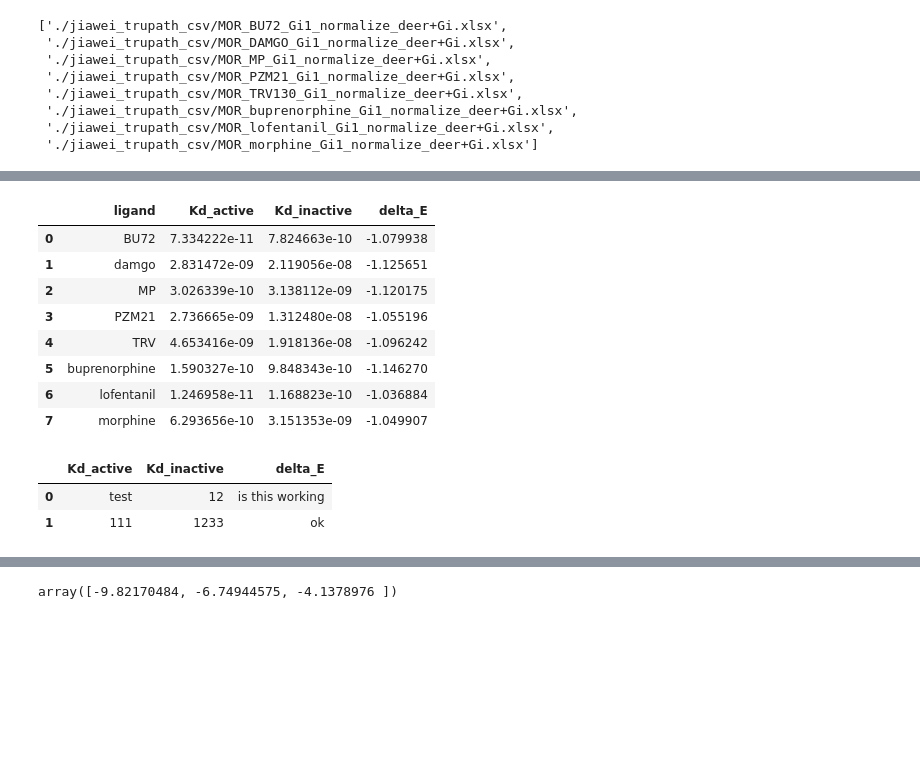
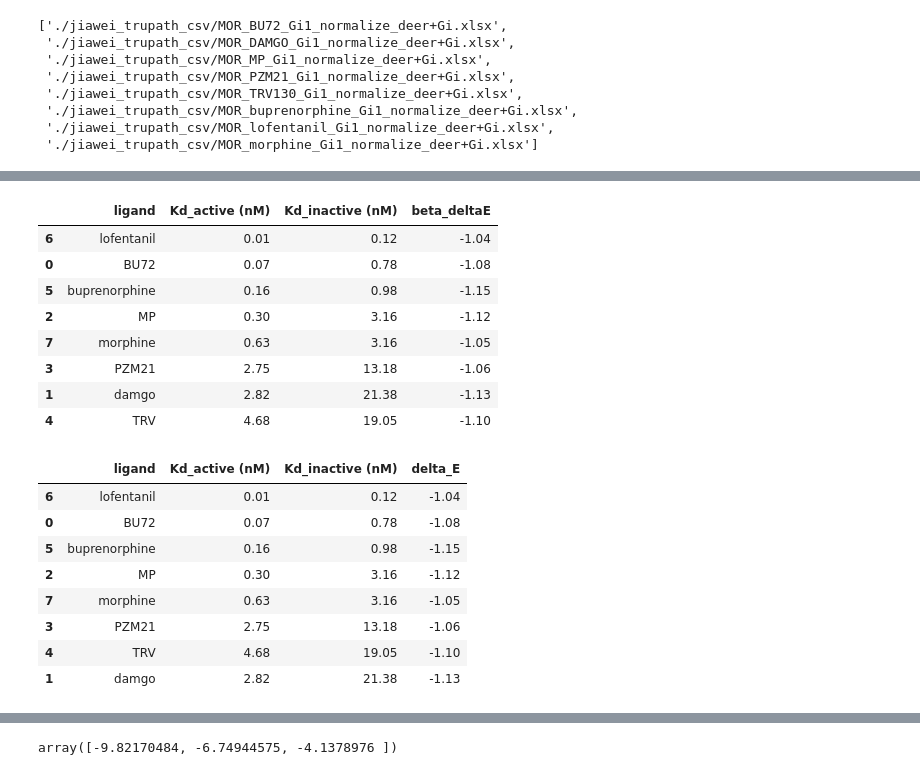
Before and after one commit to wanghaoqing/mglur5_MWC, a Jupyter notebook: MWC_curve_fittiing_MOR.ipynb, the cells around one changed output, grey strips where cells are left out. Drawn from its saved outputs; the diff is of its cells as text; code cells hidden in the pictures; blank space fills up the shorter version.

```diff
--- a/MWC_curve_fittiing_MOR.ipynb
+++ b/MWC_curve_fittiing_MOR.ipynb
@@ -155,7 +149,7 @@ import matplotlib
 matplotlib.rc('font', size=20)
 # %%
 fnames = natsorted(glob.glob("./jiawei_trupath_csv/MOR_*_Gi1_normalize_deer+Gi.xlsx"))
-kd_table = pd.DataFrame(columns = ["ligand","Kd_active", "Kd_inactive", "delta_E"])
+kd_table = pd.DataFrame(columns = ["ligand","Kd_active (nM)", "Kd_inactive (nM)", "beta_deltaE"])
 
 for file in fnames:
 
@@ -170,13 +164,14 @@ for file in fnames:
     res = scipy.optimize.least_squares(resid, p0, args = (c,p_active))
 
     plt.figure(figsize=(15, 9))
-
+    plt.rcParams['font.size'] = '30'
     plt.scatter(c, p_active)
     plt.plot(ligand_smooth, agonist_only_p_active_theory(ligand_smooth, res.x[0],res.x[1],res.x[2]), 'r')
     plt.xlabel(ligand_name+' [M]')
     plt.ylabel('active_probability')
+    plt.ylim([0, 1])
     plt.xscale('log')
-    plt.xticks([1e-13,1e-12,1e-11,1e-10,1e-9,1e-8,1e-7,1e-6,1e-5, 1e-4])
+    plt.xticks([1e-13,1e-12,1e-11,1e-10,1e-9,1e-8,1e-7,1e-6,1e-5,1e-4])
     #plt.legend("Kd_active={}, Kd_inactive={}, beta_deltaE={}".format(10**res.x[0],10**res.x[1],res.x[2]))
     #plt.figtext(0.2, 0.7, "Kd_active={}, Kd_inactive={}, beta_deltaE={}".format(10**res.x[0],10**res.x[1],res.x[2]), size='large')
 
@@ -196,6 +191,8 @@ for file in fnames:
 
     bokeh.io.show(p);
     """
+    res.x = np.around(res.x,2)
+    kd_table.loc[len(kd_table)] = [ligand_name,np.around(10**res.x[0]*1e9,2),np.around(10**res.x[1]*1e9,2),np.around(res.x[2],2)]
 
-    kd_table.loc[len(kd_table)] = [ligand_name,10**res.x[0],10**res.x[1],res.x[2]]
+kd_table
 # %% [output]
@@ -210,21 +208,25 @@ for file in fnames:
-# %%
-
-kd_table
-# %% [output]
-|  | ligand | Kd_active | Kd_inactive | delta_E |
-| 0 | BU72 | 7.334222e-11 | 7.824663e-10 | -1.079938 |
-| 1 | damgo | 2.831472e-09 | 2.119056e-08 | -1.125651 |
-| 2 | MP | 3.026339e-10 | 3.138112e-09 | -1.120175 |
-| 3 | PZM21 | 2.736665e-09 | 1.312480e-08 | -1.055196 |
-| 4 | TRV | 4.653416e-09 | 1.918136e-08 | -1.096242 |
-| 5 | buprenorphine | 1.590327e-10 | 9.848343e-10 | -1.146270 |
-| 6 | lofentanil | 1.246958e-11 | 1.168823e-10 | -1.036884 |
-| 7 | morphine | 6.293656e-10 | 3.151353e-09 | -1.049907 |
 # %%
-kd_table.loc[len(kd_table)] = [111,1233,'ok']
-kd_table
+kd_table.sort_values(by=['Kd_active (nM)'])
 # %% [output]
-|  | Kd_active | Kd_inactive | delta_E |
-| 0 | test | 12 | is this working |
-| 1 | 111 | 1233 | ok |
+|  | ligand | Kd_active (nM) | Kd_inactive (nM) | beta_deltaE |
+| 6 | lofentanil | 0.01 | 0.12 | -1.04 |
+| 0 | BU72 | 0.07 | 0.78 | -1.08 |
+| 5 | buprenorphine | 0.16 | 0.98 | -1.15 |
+| 2 | MP | 0.30 | 3.16 | -1.12 |
+| 7 | morphine | 0.63 | 3.16 | -1.05 |
+| 3 | PZM21 | 2.75 | 13.18 | -1.06 |
+| 1 | damgo | 2.82 | 21.38 | -1.13 |
+| 4 | TRV | 4.68 | 19.05 | -1.10 |
+# %%
+kd_table.sort_values(by=['Kd_inactive (nM)'])
+# %% [output]
+|  | ligand | Kd_active (nM) | Kd_inactive (nM) | delta_E |
+| 6 | lofentanil | 0.01 | 0.12 | -1.04 |
+| 0 | BU72 | 0.07 | 0.78 | -1.08 |
+| 5 | buprenorphine | 0.16 | 0.98 | -1.15 |
+| 2 | MP | 0.30 | 3.16 | -1.12 |
+| 7 | morphine | 0.63 | 3.16 | -1.05 |
+| 3 | PZM21 | 2.75 | 13.18 | -1.06 |
+| 4 | TRV | 4.68 | 19.05 | -1.10 |
+| 1 | damgo | 2.82 | 21.38 | -1.13 |
 # %%
```
Also changed, not shown: parts of 9 cells of this notebook, 28 other files.
